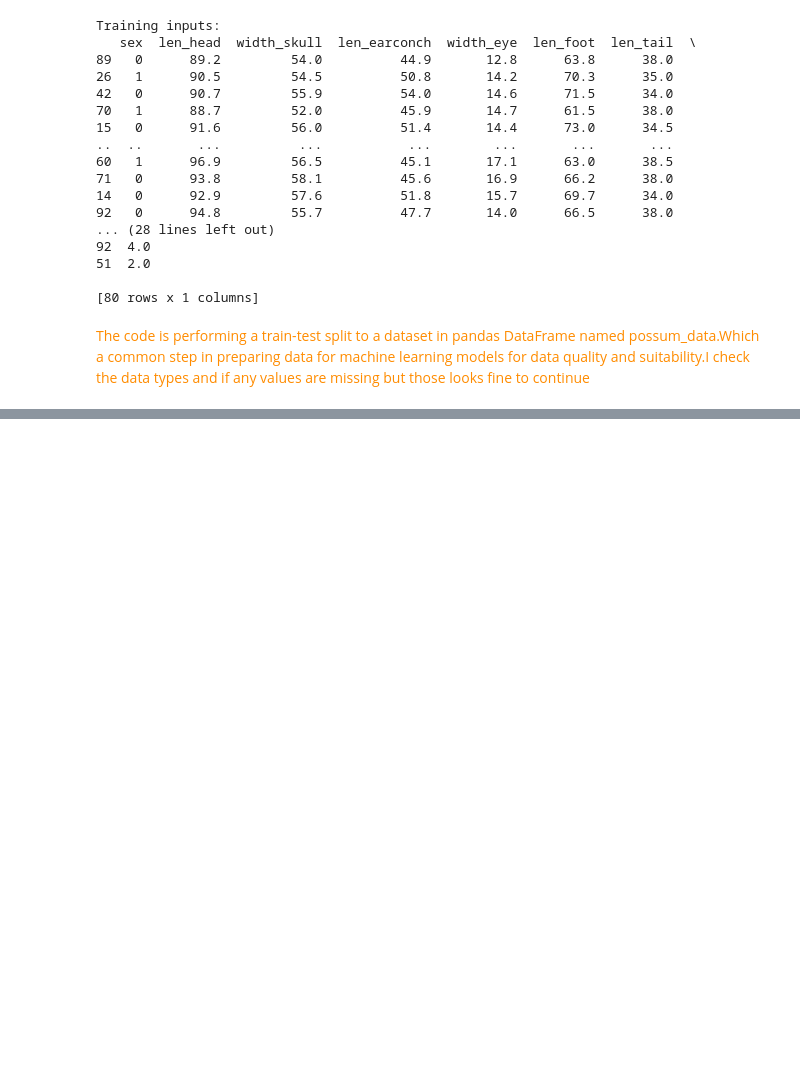
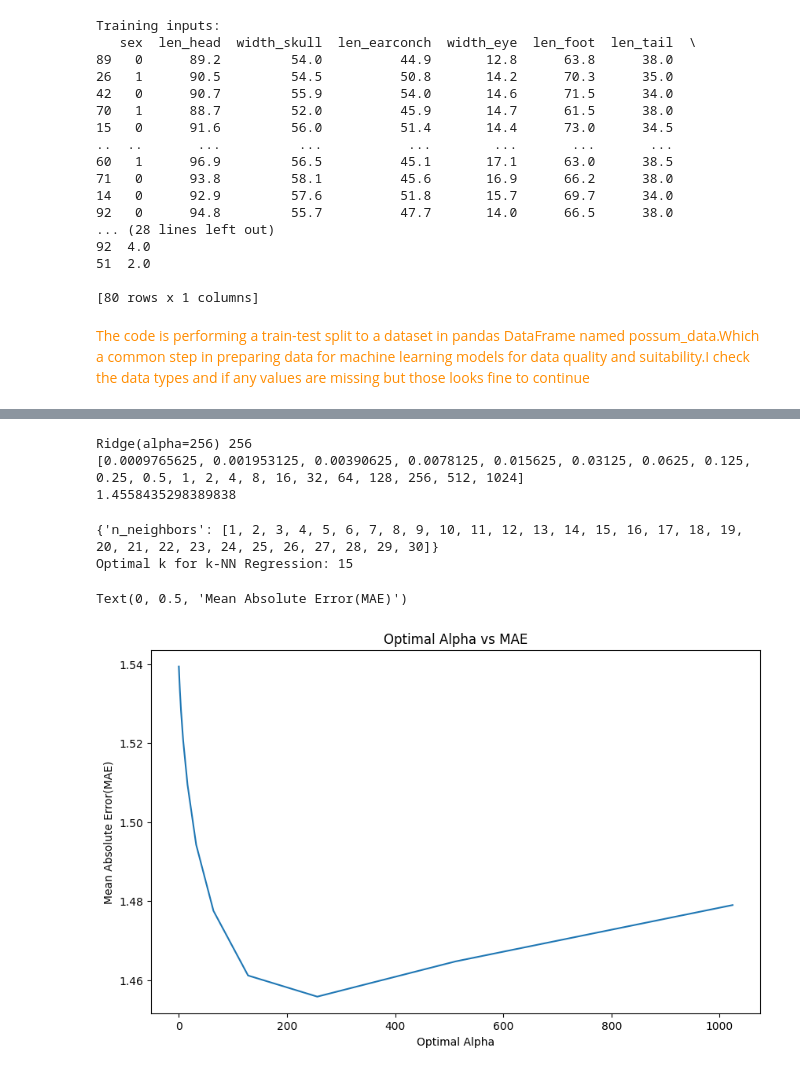
Before and after one commit to Shyamraja/Supervised-Learning-CRISP-DM-, a Jupyter notebook: supervised_learning.ipynb, the cells around one changed output, grey strips where cells are left out. Saved outputs shown, nothing was run; the diff lists cells and outputs as text; code cells hidden in the pictures; blank space fills up the shorter version.

Commit message:
Cross validation for Ridge regression and k-NN regression with optimal hyperparameters done

```diff
--- a/supervised_learning.ipynb
+++ b/supervised_learning.ipynb
@@ -668,0 +682,47 @@ Training inputs:
+# %%
+### Code - CV for Ridge regression and k-NN regression
+# Defining the range of hyperparameter
+ # Range of alpha values (lambda)
+ridge_parameters = {'alpha': [2 ** (i) for i in range(-10,11)]}
+knn_parameters = {'n_neighbors': list(range(1, 31))}
+#Ridge regression
+ridge_model = Ridge()
+
+ridge_search = GridSearchCV(ridge_model, ridge_parameters, scoring='neg_mean_absolute_error', cv=LeaveOneOut())
+ridge_search.fit(X_train, y_train)
+
+# Print the optimal hyperparameters
+print(ridge_search.best_estimator_, ridge_search.best_params_['alpha'])
+print(ridge_parameters['alpha']
+
+# Optimal hyperparameters
+print(-ridge_search.best_score_)
+# %% [output]
+Ridge(alpha=256) 256
+[0.0009765625, 0.001953125, 0.00390625, 0.0078125, 0.015625, 0.03125, 0.0625, 0.125, 0.25, 0.5, 1, 2, 4, 8, 16, 32, 64, 128, 256, 512, 1024]
+1.4558435298389838
+# %%
+# k-NN Regression
+knn_model = KNeighborsRegressor()
+print(knn_parameters)
+knn_search = GridSearchCV(knn_model, knn_parameters,
+                          scoring='neg_mean_absolute_error',
+                          cv=LeaveOneOut())
+knn_search.fit(X_train, y_train)
+
+print(f"Optimal k for k-NN Regression: {knn_search.best_params_['n_neighbors']}")
+# %% [output]
+{'n_neighbors': [1, 2, 3, 4, 5, 6, 7, 8, 9, 10, 11, 12, 13, 14, 15, 16, 17, 18, 19, 20, 21, 22, 23, 24, 25, 26, 27, 28, 29, 30]}
+Optimal k for k-NN Regression: 15
+# %%
+# Optimal alpha for Ridge Regression
+optimal_alpha_ridge = ridge_search.best_params_['alpha']
+# Plotting MAEs for Ridge Regression
+plt.figure(figsize=(10, 6))
+plt.plot(ridge_parameters['alpha'], -ridge_search.cv_results_['mean_test_score'])
+plt.title('Optimal Alpha vs MAE')
+plt.xlabel('Optimal Alpha')
+plt.ylabel('Mean Absolute Error(MAE)')
+# %% [output]
+Text(0, 0.5, 'Mean Absolute Error(MAE)')
+[figure, added]
```
Also changed, not shown: parts of 1 cell of this notebook.
